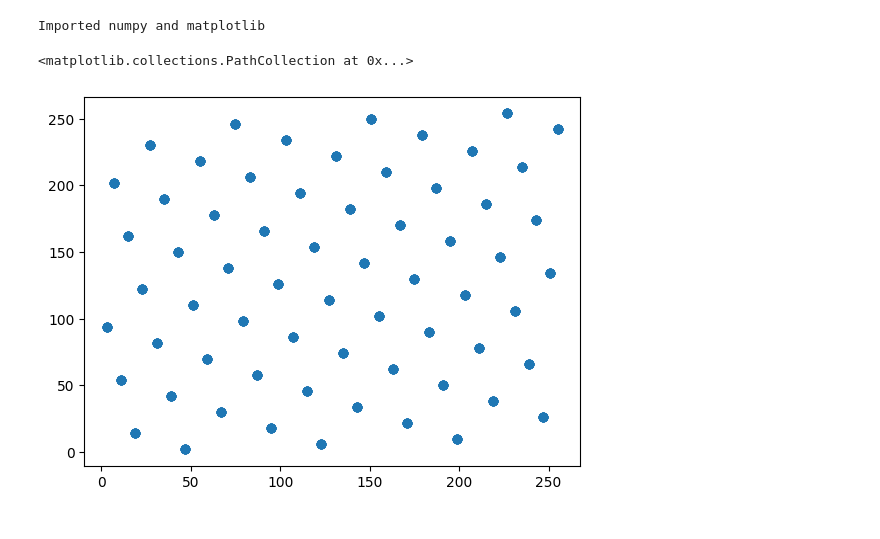
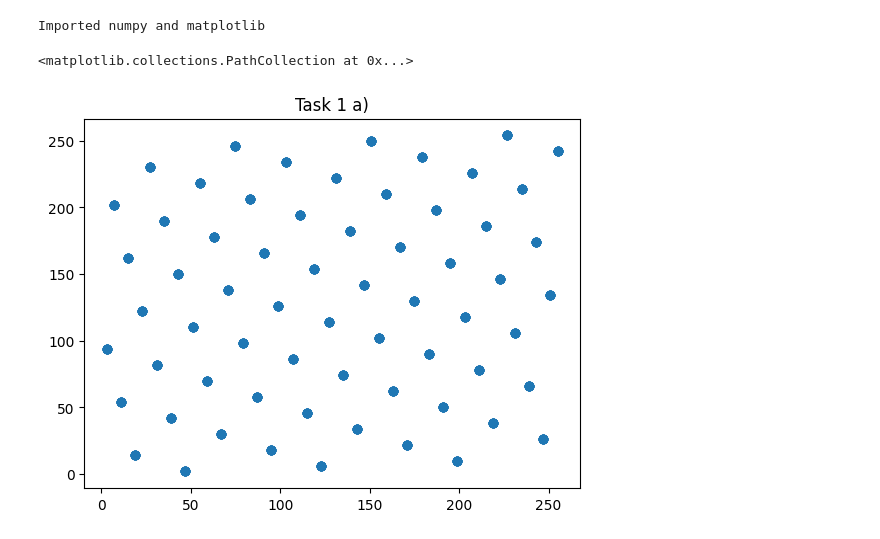
Before and after one commit to viljarjf/nano, a Jupyter notebook: year_4/TUM_computational_physics_2/01.ipynb, the cells around one changed output. Cells and saved outputs as stored; diff of their text form; code cells hidden in the pictures.

```diff
--- a/year_4/TUM_computational_physics_2/01.ipynb
+++ b/year_4/TUM_computational_physics_2/01.ipynb
@@ -30,11 +30,12 @@ def linear_congruential_rng(x0: int, a: int, c: int, k: int) -> Iterator[int]:
 # %%
 rng = linear_congruential_rng(10, 27, 13, 256)
 random_pairs = [(next(rng), next(rng)) for _ in range(512)]
 random_x = [p[0] for p in random_pairs]
 random_y = [p[1] for p in random_pairs]
 
 plt.figure()
+plt.title("Task 1 a)")
 plt.scatter(random_x, random_y)
 # %% [output]
 <matplotlib.collections.PathCollection at 0x...>
-[figure, old version]
+[figure, new version]
```
Also changed, not shown: parts of 2 cells of this notebook.
